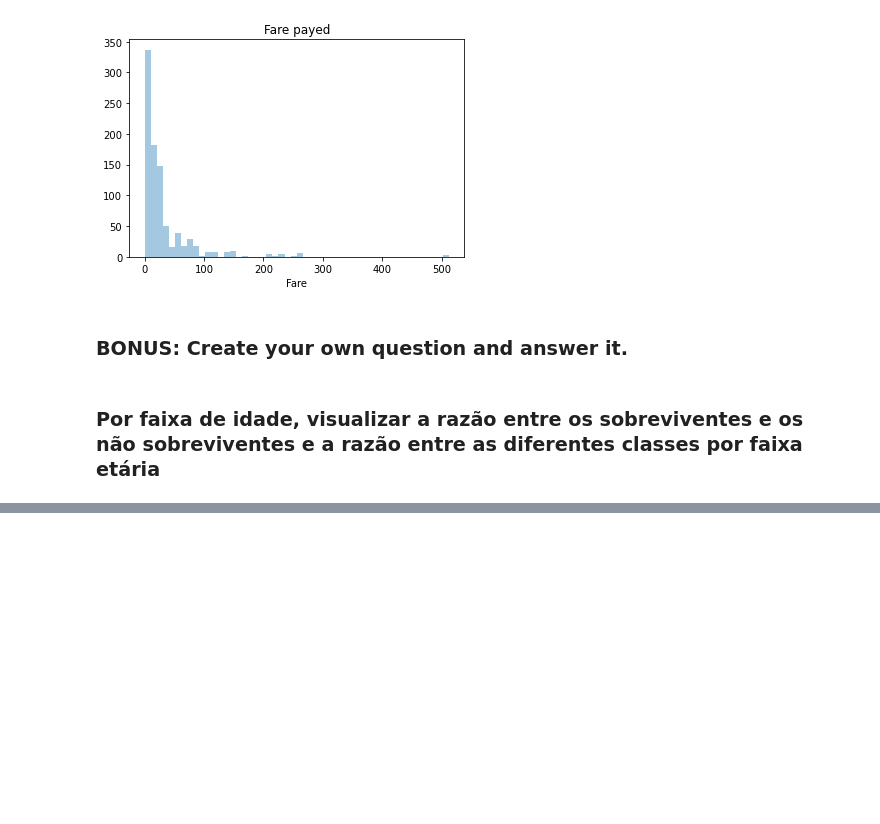
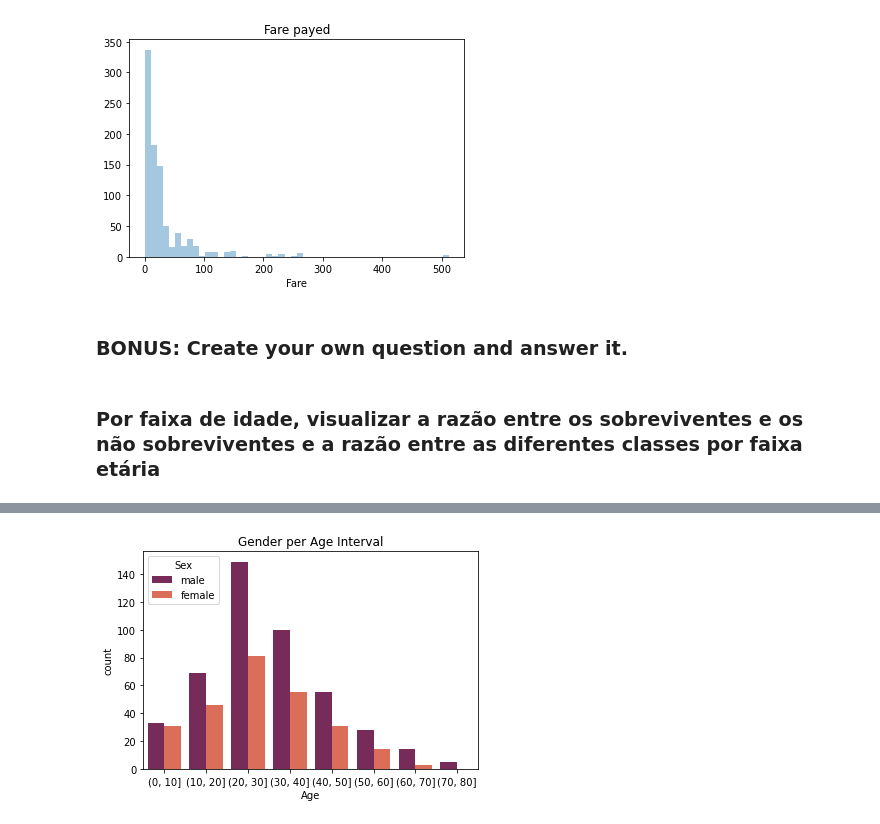
Before and after one commit to joaovitorez/octos-academy, a Jupyter notebook: 02. Data Handling/Exercises/07_Visualization/Titanic_Desaster/Exercises.ipynb, the cells around one changed output, grey strips where cells are left out. Saved outputs shown, nothing was run; the diff lists cells and outputs as text; code cells hidden in the pictures; blank space fills up the shorter version.

```diff
--- a/02. Data Handling/Exercises/07_Visualization/Titanic_Desaster/Exercises.ipynb
+++ b/02. Data Handling/Exercises/07_Visualization/Titanic_Desaster/Exercises.ipynb
@@ -102,0 +103,6 @@ plt.show()
+# %%
+sns.countplot(x=grouped, hue='Sex', palette='rocket',data=titanic)
+plt.title("Gender per Age Interval")
+plt.show()
+# %% [output]
+[figure, added]
```
Also changed, not shown: parts of 3 cells of this notebook.
